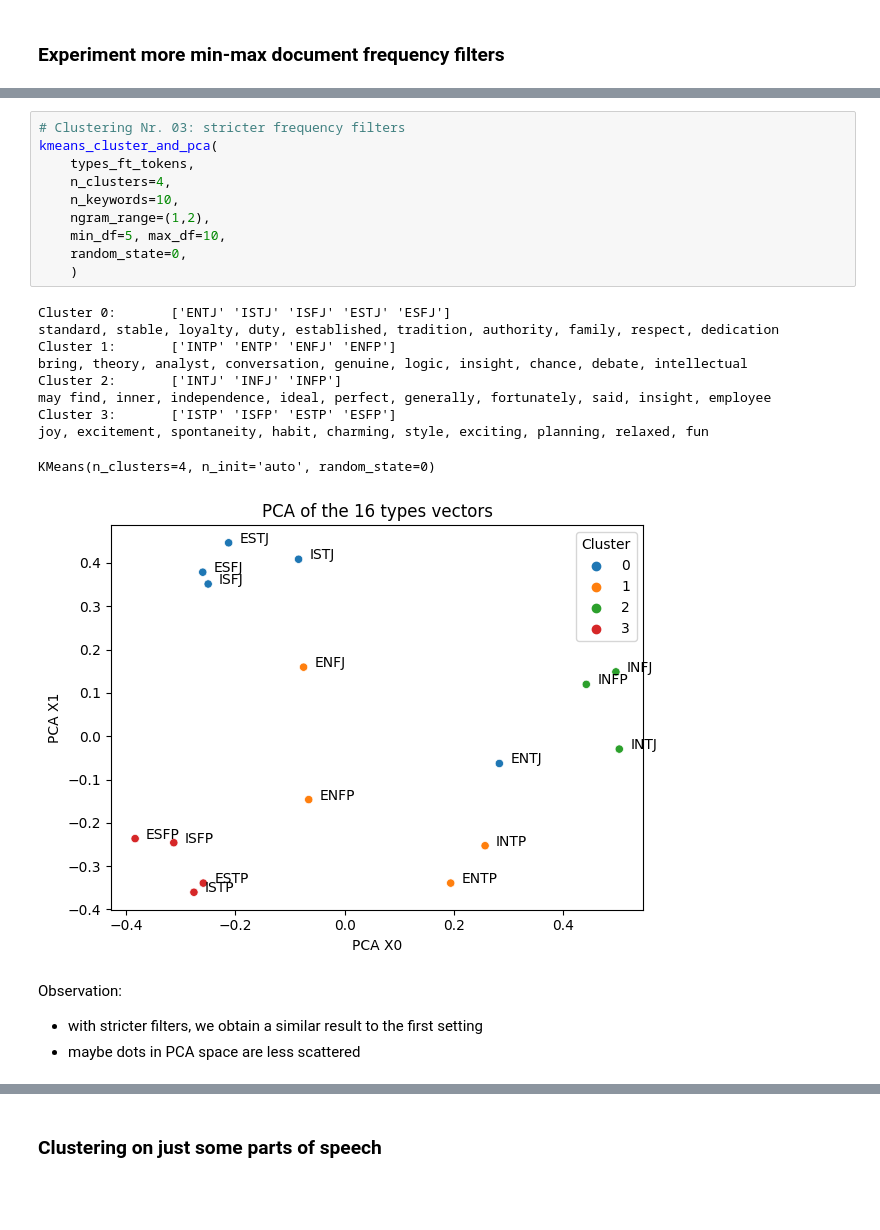
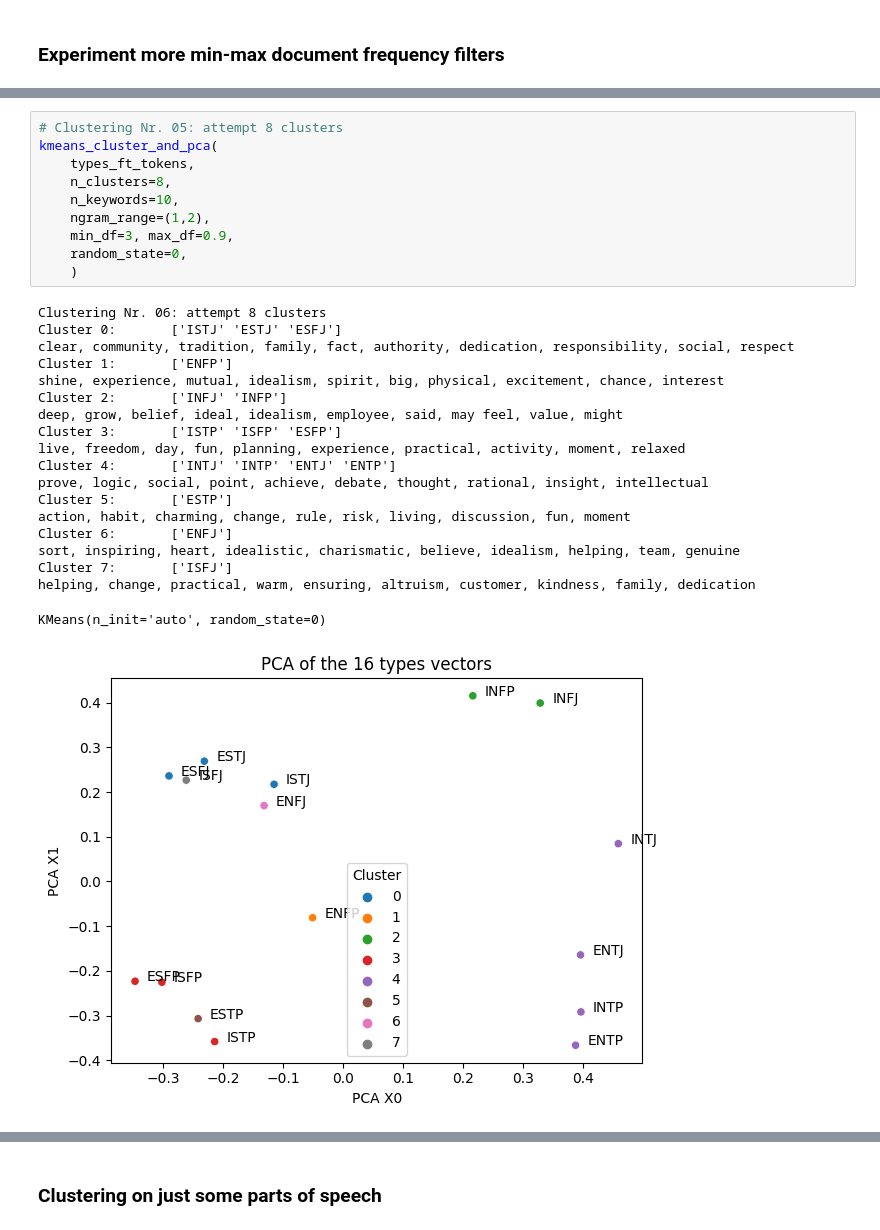
Before and after one commit to emanuelena49/MBTI-NLP, a Jupyter notebook: mbti_types.ipynb, the cells around one changed output, grey strips where cells are left out. Saved outputs shown, nothing was run; the diff lists cells and outputs as text; blank space fills up the shorter version.

```diff
--- a/mbti_types.ipynb
+++ b/mbti_types.ipynb
@@ -908,26 +970,30 @@ Observations:
 # %%
-# Clustering Nr. 03: stricter frequency filters
+# Clustering Nr. 05: attempt 8 clusters
 kmeans_cluster_and_pca(
     types_ft_tokens,
-    n_clusters=4,
+    n_clusters=8,
     n_keywords=10,
     ngram_range=(1,2),
-    min_df=5, max_df=10,
+    min_df=3, max_df=0.9,
     random_state=0,
     )
 # %% [output]
-Cluster 0:       ['ENTJ' 'ISTJ' 'ISFJ' 'ESTJ' 'ESFJ']
-standard, stable, loyalty, duty, established, tradition, authority, family, respect, dedication
-Cluster 1:       ['INTP' 'ENTP' 'ENFJ' 'ENFP']
-bring, theory, analyst, conversation, genuine, logic, insight, chance, debate, intellectual
-Cluster 2:       ['INTJ' 'INFJ' 'INFP']
-may find, inner, independence, ideal, perfect, generally, fortunately, said, insight, employee
-Cluster 3:       ['ISTP' 'ISFP' 'ESTP' 'ESFP']
-joy, excitement, spontaneity, habit, charming, style, exciting, planning, relaxed, fun
+Clustering Nr. 06: attempt 8 clusters
+Cluster 0:       ['ISTJ' 'ESTJ' 'ESFJ']
+clear, community, tradition, family, fact, authority, dedication, responsibility, social, respect
+Cluster 1:       ['ENFP']
+shine, experience, mutual, idealism, spirit, big, physical, excitement, chance, interest
+Cluster 2:       ['INFJ' 'INFP']
+deep, grow, belief, ideal, idealism, employee, said, may feel, value, might
+Cluster 3:       ['ISTP' 'ISFP' 'ESFP']
+live, freedom, day, fun, planning, experience, practical, activity, moment, relaxed
+Cluster 4:       ['INTJ' 'INTP' 'ENTJ' 'ENTP']
+prove, logic, social, point, achieve, debate, thought, rational, insight, intellectual
+Cluster 5:       ['ESTP']
+action, habit, charming, change, rule, risk, living, discussion, fun, moment
+Cluster 6:       ['ENFJ']
+sort, inspiring, heart, idealistic, charismatic, believe, idealism, helping, team, genuine
+Cluster 7:       ['ISFJ']
+helping, change, practical, warm, ensuring, altruism, customer, kindness, family, dedication
-KMeans(n_clusters=4, n_init='auto', random_state=0)
+KMeans(n_init='auto', random_state=0)
-[figure, old version]
+[figure, new version]
-# %% [markdown]
-Observation:
-
-- with stricter filters, we obtain a similar result to the first setting
-- maybe dots in PCA space are less scattered
```
Also changed, not shown: parts of 31 cells of this notebook.
